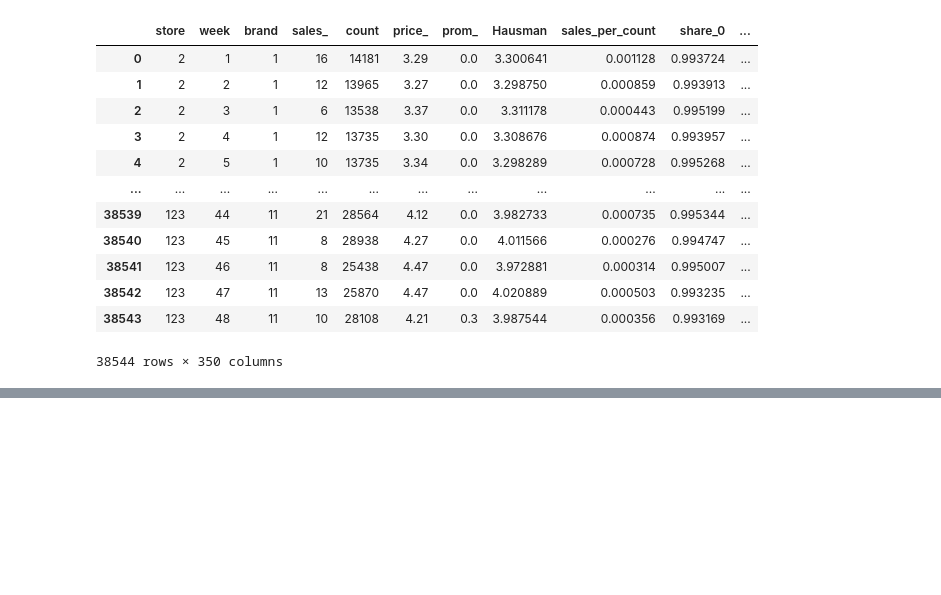
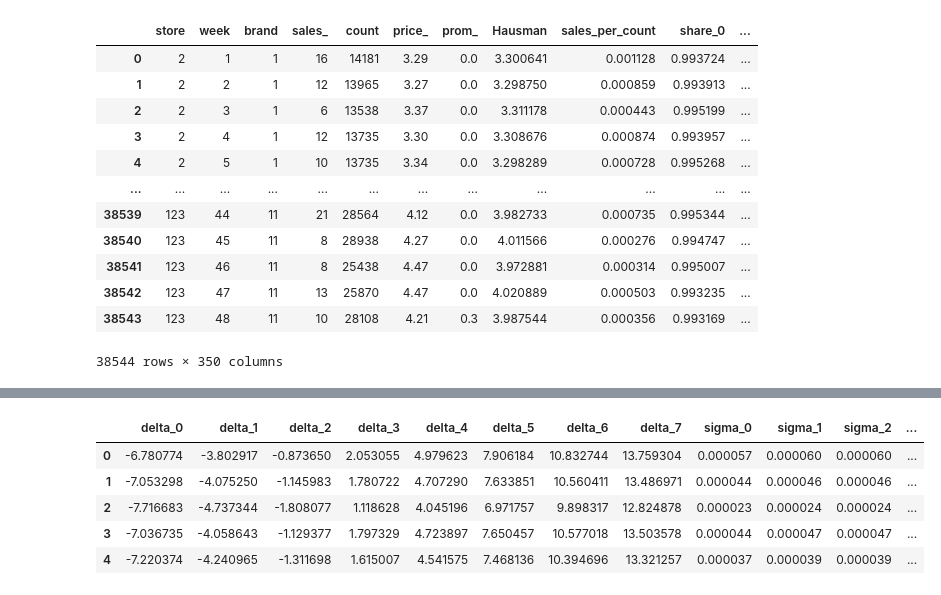
Before and after one commit to GuramL/IO-Assignment-1, a Jupyter notebook: Code.ipynb, the cells around one changed output, grey strips where cells are left out. Drawn from its saved outputs; the diff is of its cells as text; code cells hidden in the pictures; blank space fills up the shorter version.

```diff
--- a/Code.ipynb
+++ b/Code.ipynb
@@ -695,0 +642,66 @@ NameError: name 'mu_i' is not defined
+# %%
+
+
+# Calculate the initial delta
+delta_0 = df_merged['Y']
+df_merged['delta_0'] = delta_0
+
+# Generate mu for each entry
+sigma_b = 0.00000001
+df_merged['mu'] = sigma_b * df_merged['V'] * df_merged['brand_']
+
+# Calculate sigma_0
+sigma_0denom = 1 + np.exp(df_merged['delta_0'] + df_merged['mu']).sum()
+sigma_0numer = np.exp(df_merged['delta_0'] + df_merged['mu'])
+sigma_0 = sigma_0numer / sigma_0denom
+df_merged['sigma_0'] = sigma_0
+
+# Update delta
+delta_1 = delta_0 + np.log(df_merged['sales_per_count']) - np.log(sigma_0)
+df_merged['delta_1'] = delta_1
+
+# Calculate sigma_1
+
+sigma_1denom = 1 + np.exp(df_merged['delta_1'] + df_merged['mu']).sum()
+sigma_1numer = np.exp(df_merged['delta_1'] + df_merged['mu'])
+sigma_1 = sigma_1numer / sigma_1denom
+
+df_merged['sigma_1'] = sigma_1
+
+
+# update delta
+
+delta_2 = delta_1 + np.log(df_merged['sales_per_count']) - np.log(sigma_1)
+df_merged['delta_2'] = delta_2
+
+# Calculate sigma_2
+
+sigma_2denom = 1 + np.exp(df_merged['delta_2'] + df_merged['mu']).sum()
+sigma_2numer = np.exp(df_merged['delta_2'] + df_merged['mu'])
+sigma_2 = sigma_2numer / sigma_2denom
+
+df_merged['sigma_2'] = sigma_2
+
+
+# Continue iterating this way 5-6 times
+
+for t in range(3, 8):
+    # Calculate sigma_t
+    sigma_t_denom = 1 + np.exp(df_merged[f'delta_{t-1}'] + df_merged['mu']).sum()
+    sigma_t_numer = np.exp(df_merged[f'delta_{t-1}'] + df_merged['mu'])
+    sigma_t = sigma_t_numer / sigma_t_denom
+    df_merged[f'sigma_{t}'] = sigma_t
+
+    # Update delta_t
+    delta_t = df_merged[f'delta_{t-1}'] + np.log(df_merged['sales_per_count']) - np.log(sigma_t)
+    df_merged[f'delta_{t}'] = delta_t
+
+# Display the final delta and sigma values
+df_merged[[f'delta_{t}' for t in range(8)] + [f'sigma_{t}' for t in range(8)]].head()
+# %% [output]
+|  | delta_0 | delta_1 | delta_2 | delta_3 | delta_4 | delta_5 | delta_6 | delta_7 | sigma_0 | sigma_1 | sigma_2 | ... |
+| 0 | -6.780774 | -3.802917 | -0.873650 | 2.053055 | 4.979623 | 7.906184 | 10.832744 | 13.759304 | 0.000057 | 0.000060 | 0.000060 | ... |
+| 1 | -7.053298 | -4.075250 | -1.145983 | 1.780722 | 4.707290 | 7.633851 | 10.560411 | 13.486971 | 0.000044 | 0.000046 | 0.000046 | ... |
+| 2 | -7.716683 | -4.737344 | -1.808077 | 1.118628 | 4.045196 | 6.971757 | 9.898317 | 12.824878 | 0.000023 | 0.000024 | 0.000024 | ... |
+| 3 | -7.036735 | -4.058643 | -1.129377 | 1.797329 | 4.723897 | 7.650457 | 10.577018 | 13.503578 | 0.000044 | 0.000047 | 0.000047 | ... |
+| 4 | -7.220374 | -4.240965 | -1.311698 | 1.615007 | 4.541575 | 7.468136 | 10.394696 | 13.321257 | 0.000037 | 0.000039 | 0.000039 | ... |
```
Also changed, not shown: parts of 9 cells of this notebook.
